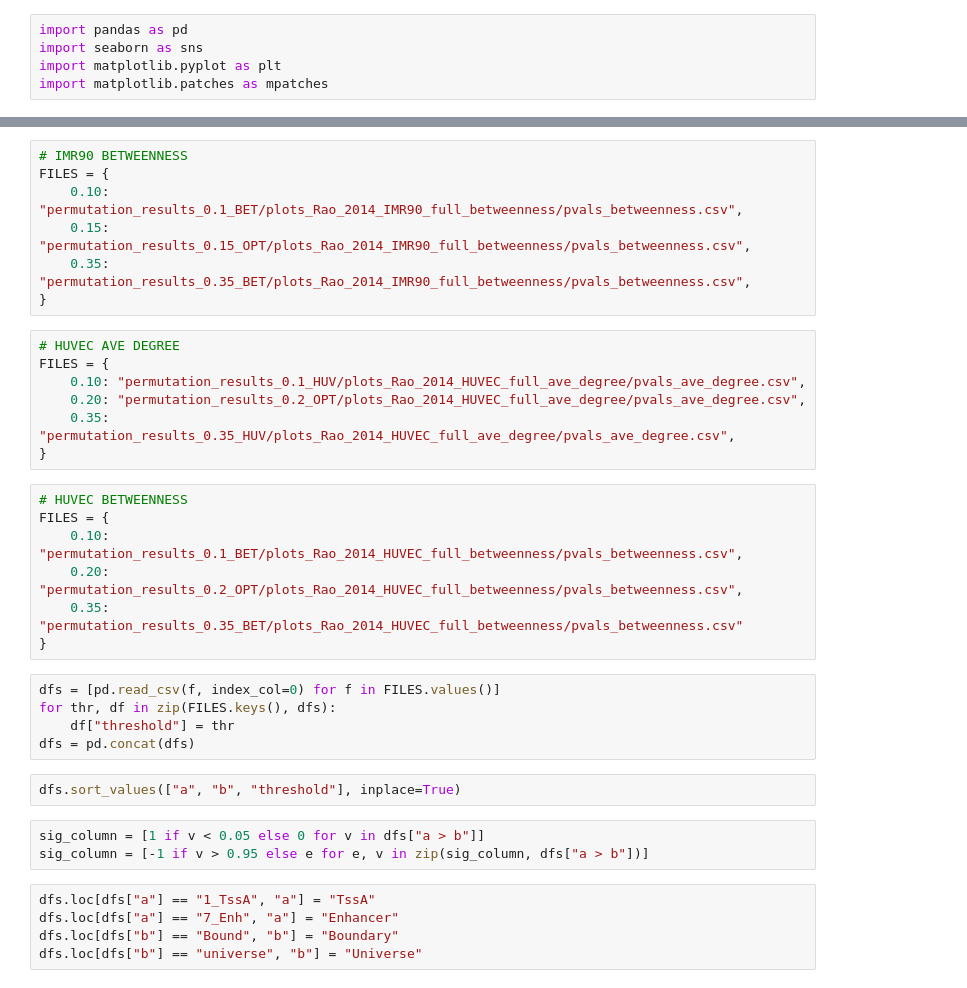
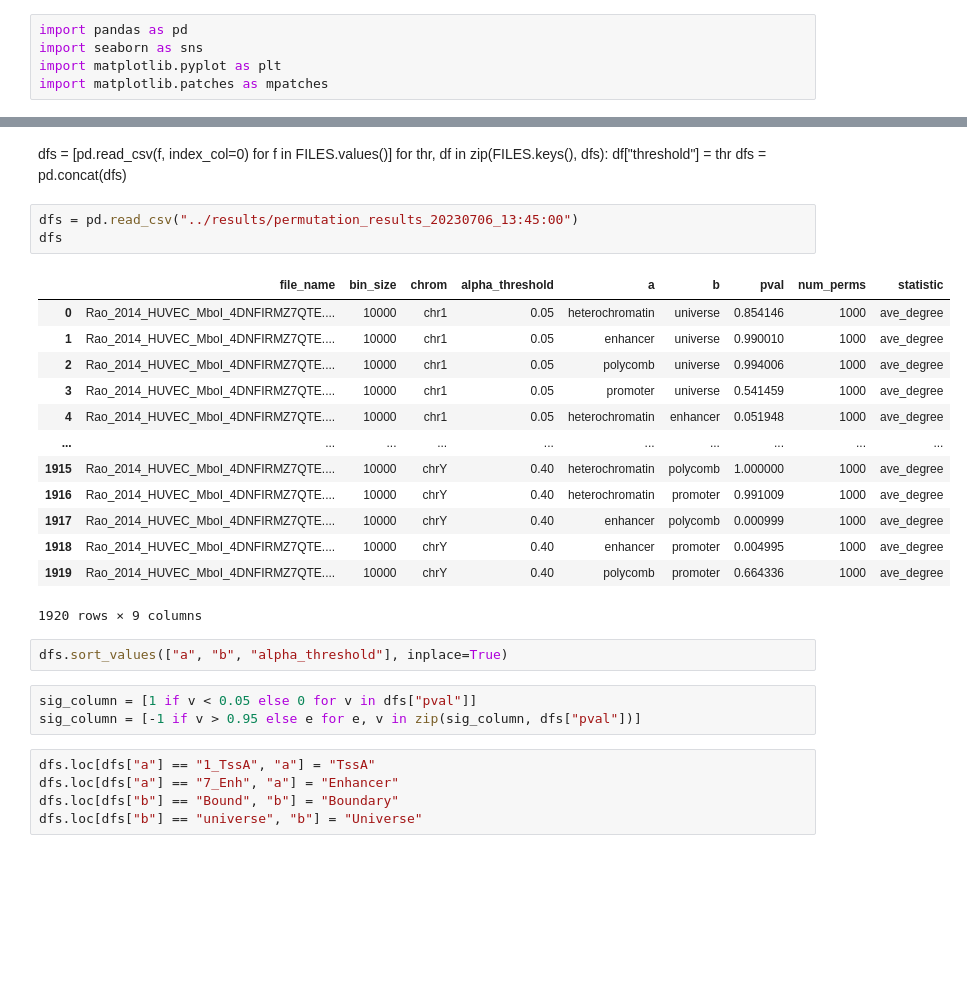
Before and after one commit to leomorelli/HiCONA, a Jupyter notebook: notebooks/permutation_heatmap.ipynb, the cells around one changed output, grey strips where cells are left out. Drawn from its saved outputs; the diff is of its cells as text; blank space fills up the shorter version.

```diff
--- a/notebooks/permutation_heatmap.ipynb
+++ b/notebooks/permutation_heatmap.ipynb
@@ -13,34 +6,30 @@ FILES = {
-# %%
-# IMR90 BETWEENNESS
-FILES = {
-    0.10: "permutation_results_0.1_BET/plots_Rao_2014_IMR90_full_betweenness/pvals_betweenness.csv",
-    0.15: "permutation_results_0.15_OPT/plots_Rao_2014_IMR90_full_betweenness/pvals_betweenness.csv",
-    0.35: "permutation_results_0.35_BET/plots_Rao_2014_IMR90_full_betweenness/pvals_betweenness.csv",
-}
-# %%
-# HUVEC AVE DEGREE
-FILES = {
-    0.10: "permutation_results_0.1_HUV/plots_Rao_2014_HUVEC_full_ave_degree/pvals_ave_degree.csv",
-    0.20: "permutation_results_0.2_OPT/plots_Rao_2014_HUVEC_full_ave_degree/pvals_ave_degree.csv",
-    0.35: "permutation_results_0.35_HUV/plots_Rao_2014_HUVEC_full_ave_degree/pvals_ave_degree.csv",
-}
-# %%
-# HUVEC BETWEENNESS
-FILES = {
-    0.10: "permutation_results_0.1_BET/plots_Rao_2014_HUVEC_full_betweenness/pvals_betweenness.csv",
-    0.20: "permutation_results_0.2_OPT/plots_Rao_2014_HUVEC_full_betweenness/pvals_betweenness.csv",
-    0.35: "permutation_results_0.35_BET/plots_Rao_2014_HUVEC_full_betweenness/pvals_betweenness.csv"
-}
-# %%
-dfs = [pd.read_csv(f, index_col=0) for f in FILES.values()]
-for thr, df in zip(FILES.keys(), dfs):
-    df["threshold"] = thr
-dfs = pd.concat(dfs)
+# %% [markdown]
+dfs = [pd.read_csv(f, index_col=0) for f in FILES.values()]
+for thr, df in zip(FILES.keys(), dfs):
+    df["threshold"] = thr
+dfs = pd.concat(dfs)
+# %%
+dfs = pd.read_csv("../results/permutation_results_20230706_13:45:00")
+dfs
+# %% [output]
+|  | file_name | bin_size | chrom | alpha_threshold | a | b | pval | num_perms | statistic |
+| 0 | Rao_2014_HUVEC_MboI_4DNFIRMZ7QTE.... | 10000 | chr1 | 0.05 | heterochromatin | universe | 0.854146 | 1000 | ave_degree |
+| 1 | Rao_2014_HUVEC_MboI_4DNFIRMZ7QTE.... | 10000 | chr1 | 0.05 | enhancer | universe | 0.990010 | 1000 | ave_degree |
+| 2 | Rao_2014_HUVEC_MboI_4DNFIRMZ7QTE.... | 10000 | chr1 | 0.05 | polycomb | universe | 0.994006 | 1000 | ave_degree |
+| 3 | Rao_2014_HUVEC_MboI_4DNFIRMZ7QTE.... | 10000 | chr1 | 0.05 | promoter | universe | 0.541459 | 1000 | ave_degree |
+| 4 | Rao_2014_HUVEC_MboI_4DNFIRMZ7QTE.... | 10000 | chr1 | 0.05 | heterochromatin | enhancer | 0.051948 | 1000 | ave_degree |
+| ... | ... | ... | ... | ... | ... | ... | ... | ... | ... |
+| 1915 | Rao_2014_HUVEC_MboI_4DNFIRMZ7QTE.... | 10000 | chrY | 0.40 | heterochromatin | polycomb | 1.000000 | 1000 | ave_degree |
+| 1916 | Rao_2014_HUVEC_MboI_4DNFIRMZ7QTE.... | 10000 | chrY | 0.40 | heterochromatin | promoter | 0.991009 | 1000 | ave_degree |
+| 1917 | Rao_2014_HUVEC_MboI_4DNFIRMZ7QTE.... | 10000 | chrY | 0.40 | enhancer | polycomb | 0.000999 | 1000 | ave_degree |
+| 1918 | Rao_2014_HUVEC_MboI_4DNFIRMZ7QTE.... | 10000 | chrY | 0.40 | enhancer | promoter | 0.004995 | 1000 | ave_degree |
+| 1919 | Rao_2014_HUVEC_MboI_4DNFIRMZ7QTE.... | 10000 | chrY | 0.40 | polycomb | promoter | 0.664336 | 1000 | ave_degree |
+1920 rows × 9 columns
 # %%
-dfs.sort_values(["a", "b", "threshold"], inplace=True)
+dfs.sort_values(["a", "b", "alpha_threshold"], inplace=True)
 # %%
-sig_column = [1 if v < 0.05 else 0 for v in dfs["a > b"]]
-sig_column = [-1 if v > 0.95 else e for e, v in zip(sig_column, dfs["a > b"])]
+sig_column = [1 if v < 0.05 else 0 for v in dfs["pval"]]
+sig_column = [-1 if v > 0.95 else e for e, v in zip(sig_column, dfs["pval"])]
 # %%
 dfs.loc[dfs["a"] == "1_TssA", "a"] = "TssA"
 dfs.loc[dfs["a"] == "7_Enh", "a"] = "Enhancer"
```
Also changed, not shown: parts of 11 cells of this notebook, 10 other files.
